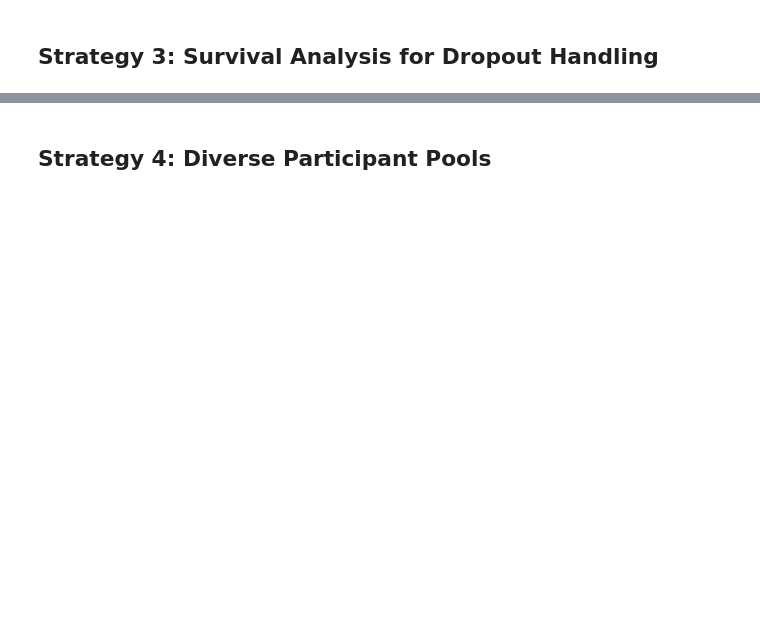
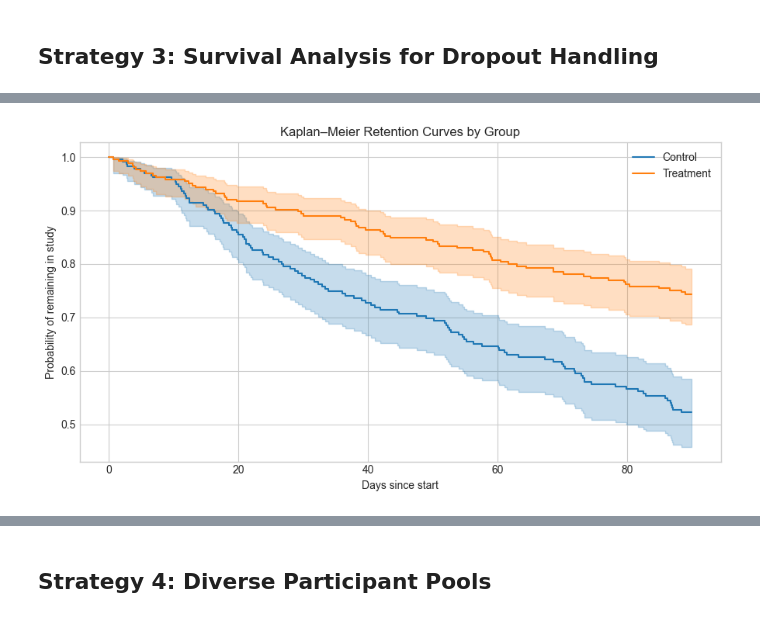
Before and after one commit to ajay-sai/Applied-Statistics, a Jupyter notebook: Statistical-Bias/01_Health_Monitoring_Device/solution.ipynb, the cells around one changed output, grey strips where cells are left out. Drawn from its saved outputs; the diff is of its cells as text; code cells hidden in the pictures; blank space fills up the shorter version.

```diff
--- a/Statistical-Bias/01_Health_Monitoring_Device/solution.ipynb
+++ b/Statistical-Bias/01_Health_Monitoring_Device/solution.ipynb
@@ -307,0 +334,94 @@ Interpretation:
+# %%
+# Survival analysis is a good tool for handling dropout (censoring).
+# This section uses 'lifelines' (added to requirements.txt for reproducibility).
+try:
+    from lifelines import KaplanMeierFitter, CoxPHFitter
+except ImportError as e:
+    raise ImportError(
+        "This section requires 'lifelines'. Install it (e.g., pip install lifelines) "
+        "or add it to requirements.txt."
+    ) from e
+
+def analyze_dropout_patterns(n_participants=500, study_duration_days=90, rng=None):
+    """Simulate and analyze participant dropout patterns using survival analysis.
+
+    Data-generating story (toy):
+    - Treatment increases device benefit on average.
+    - Higher motivation and higher benefit reduce dropout hazard.
+
+    Returns: (df, fitted CoxPH model)
+    """
+    rng = RNG if rng is None else rng
+
+    # Treatment assignment
+    treatment = rng.integers(0, 2, size=n_participants)
+
+    # Baseline characteristics affecting dropout
+    baseline_motivation = rng.uniform(0, 1, size=n_participants)
+
+    # Device benefit (e.g., subjective satisfaction / perceived benefit)
+    # IMPORTANT: depends on treatment per participant (not treatment.any()).
+    device_benefit = rng.normal(loc=200 + 600 * treatment, scale=400, size=n_participants)
+
+    # Dropout hazard: higher motivation + higher benefit -> lower hazard
+    base_hazard = 0.02  # tuned so we see meaningful (but not overwhelming) dropout
+    log_hazard = np.log(base_hazard) - 2.0 * baseline_motivation - 0.0010 * device_benefit
+    dropout_hazard = np.exp(log_hazard).clip(1e-4, 1.0)
+
+    # Time-to-dropout (days)
+    dropout_times = rng.exponential(scale=1.0 / dropout_hazard)
+
+    # Censor at study end
+    observed_time = np.minimum(dropout_times, study_duration_days)
+    event_occurred = (dropout_times < study_duration_days).astype(int)
+
+    df = pd.DataFrame({
+        'time': observed_time,
+        'event': event_occurred,
+        'treatment': treatment,
+        'baseline_motivation': baseline_motivation,
+        'device_benefit': device_benefit,
+    })
+
+    # Quick diagnostics (avoid deprecated groupby.apply behavior)
+    retention = df.groupby('treatment')['event'].mean().rsub(1)
+    print("=== Dropout Diagnostics ===")
+    print(f"Overall dropout rate: {df['event'].mean():.1%}")
+    print(f"Retention by group (1 - dropout rate):\n{retention.to_string()}")
+
+    # Kaplan–Meier curves by treatment
+    kmf = KaplanMeierFitter()
+    plt.figure(figsize=(9, 5))
+    for group, label in [(0, 'Control'), (1, 'Treatment')]:
+        g = df[df['treatment'] == group]
+        kmf.fit(g['time'], g['event'], label=label)
+        kmf.plot_survival_function(ci_show=True)
+    plt.title('Kaplan–Meier Retention Curves by Group')
+    plt.xlabel('Days since start')
+    plt.ylabel('Probability of remaining in study')
+    plt.tight_layout()
+    plt.show()
+
+    # Cox proportional hazards model
+    # Include benefit + motivation to avoid attributing everything to treatment alone.
+    cph = CoxPHFitter()
+    cph.fit(
+        df[['time', 'event', 'treatment', 'baseline_motivation', 'device_benefit']],
+        duration_col='time',
+        event_col='event',
+    )
+    print("\n=== Cox Proportional Hazards Model ===")
+    display_cols = ['coef', 'exp(coef)', 'p']
+    print(cph.summary[display_cols])
+
+    # Interpret treatment HR
+    hr_treat = float(cph.summary.loc['treatment', 'exp(coef)'])
+    direction = "lower" if hr_treat < 1 else "higher"
+    print("\nInterpretation:")
+    print(f"- Treatment hazard ratio (HR): {hr_treat:.3f} => {direction} dropout hazard (conditional on covariates)")
+
+    return df, cph
+
+# Run analysis
+dropout_data, cox_model = analyze_dropout_patterns()
+# %% [output]
@@ -307,0 +434 @@ Interpretation:
+[figure, added]
```
Also changed, not shown: parts of 16 cells of this notebook, 4 other files.
